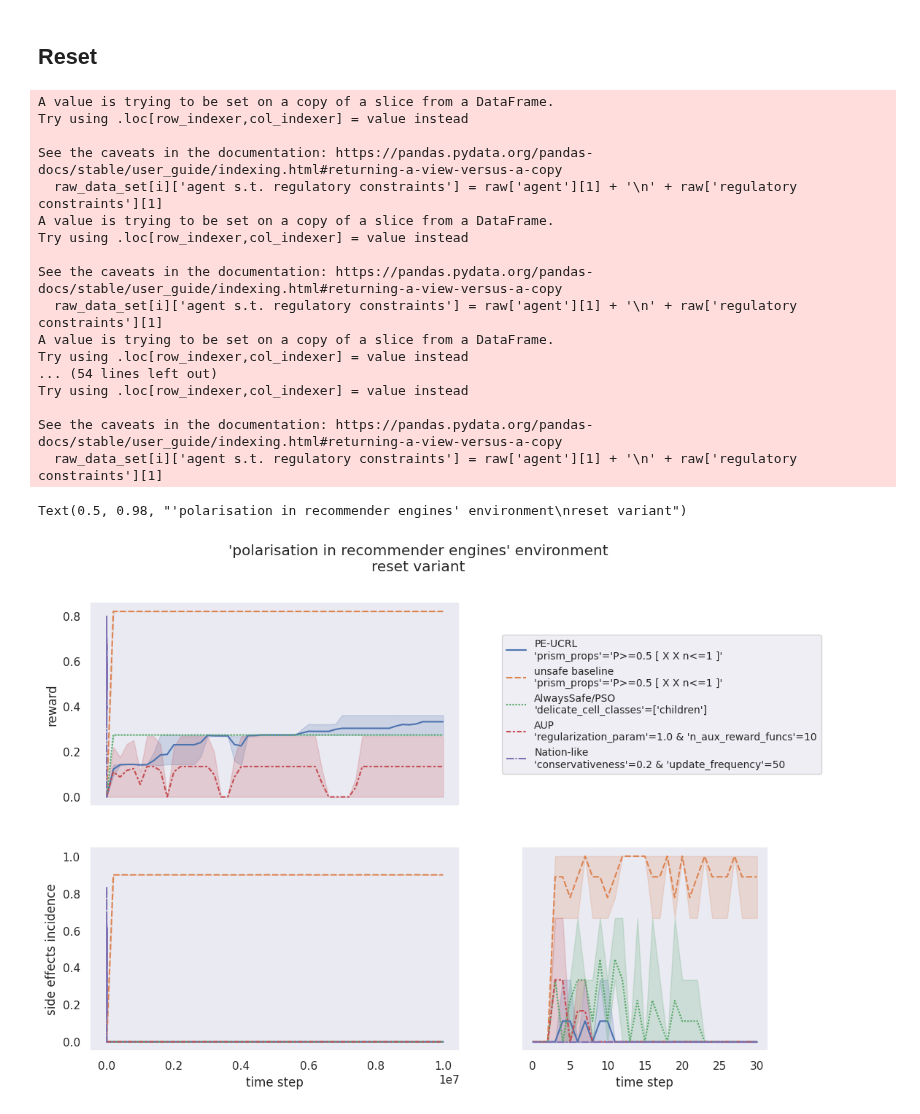
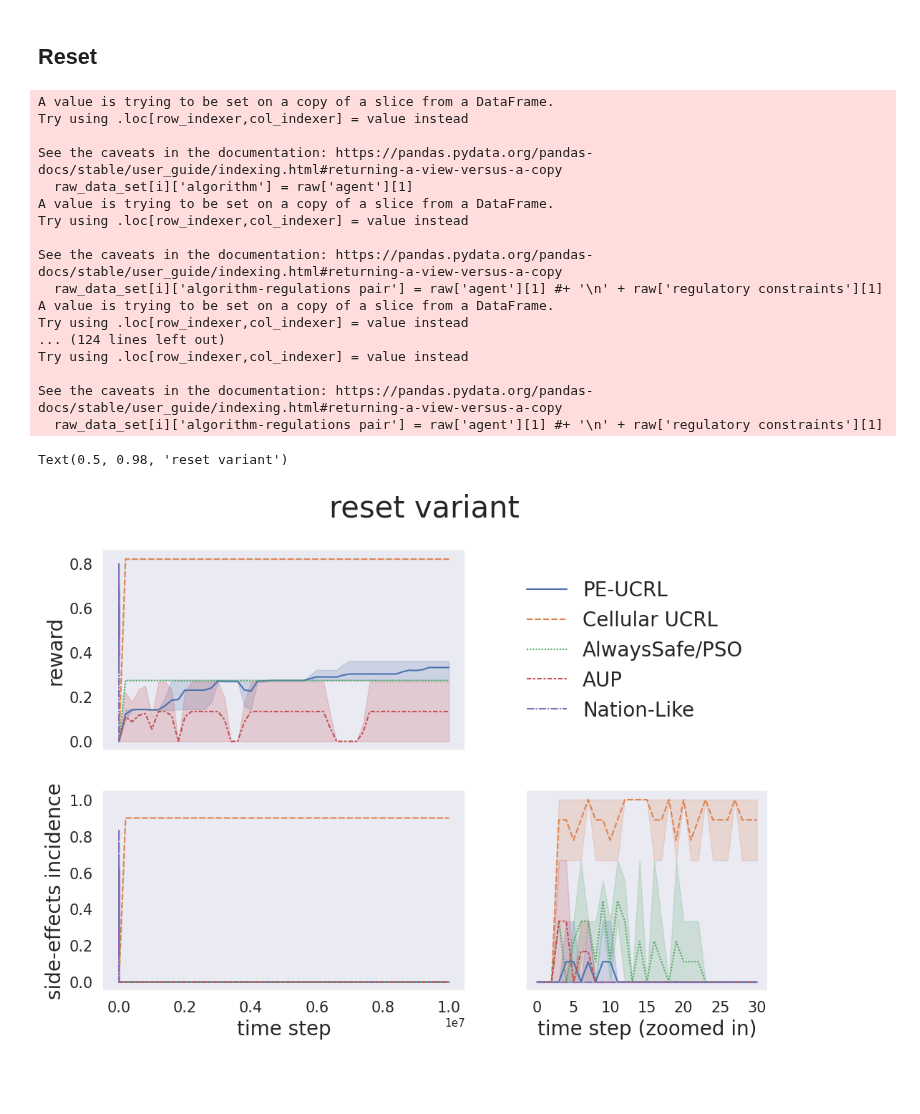
Before and after one commit to carlhenrikrolf/PilotExperimentation, a Jupyter notebook: statistical_comparisons.ipynb, the cells around one changed output. Saved outputs shown, nothing was run; the diff lists cells and outputs as text; code cells hidden in the pictures; blank space fills up the shorter version.

```diff
--- a/statistical_comparisons.ipynb
+++ b/statistical_comparisons.ipynb
@@ -39,9 +39,9 @@ for i, dir in enumerate(dir_set):
     )
     deadlock_data_set[i] = binning(raw[:200], 'reward', n_bins, kind='mean')
     deadlock_data_set[i]['side effects incidence'] = binning(raw[:200], 'side effects incidence', n_bins, kind='mean')['side effects incidence']
-    deadlock_data_set[i]['agent s.t. regulatory constraints'] = raw['agent'][1] + '\n' + raw['regulatory constraints'][1]
+    deadlock_data_set[i]['algorithm-regulations pair'] = raw['agent'][1] #+ '\n' + raw['regulatory constraints'][1]
     deadlock_raw_data_set[i] = raw[:zoom+1]
-    deadlock_raw_data_set[i]['agent s.t. regulatory constraints'] = raw['agent'][1] + '\n' + raw['regulatory constraints'][1]
+    deadlock_raw_data_set[i]['algorithm-regulations pair'] = raw['agent'][1] #+ '\n' + raw['regulatory constraints'][1]
 deadlock_data = pd.concat(deadlock_data_set)
 deadlock_raw_data = pd.concat(deadlock_raw_data_set)
 # %% [output]
@@ -178,9 +176,17 @@ for i, dir in enumerate(dir_set):
     )
     data_set[i] = binning(raw, 'reward', n_bins, kind='mean')
     data_set[i]['side effects incidence'] = binning(raw, 'side effects incidence', n_bins, kind='mean')['side effects incidence']
-    data_set[i]['agent s.t. regulatory constraints'] = raw['agent'][1] + '\n' + raw['regulatory constraints'][1]
     raw_data_set[i] = raw[:zoom+1]
-    raw_data_set[i]['agent s.t. regulatory constraints'] = raw['agent'][1] + '\n' + raw['regulatory constraints'][1]
+    if raw['agent'][1] == 'unsafe baseline':
+        data_set[i]['algorithm'] = 'Cellular UCRL'
+        raw_data_set[i]['algorithm'] = 'Cellular UCRL'
+        data_set[i]['algorithm-regulations pair'] = 'Cellular UCRL'
+        raw_data_set[i]['algorithm-regulations pair'] = 'Cellular UCRL'
+    else:
+        data_set[i]['algorithm'] = raw['agent'][1]
+        raw_data_set[i]['algorithm'] = raw['agent'][1]
+        data_set[i]['algorithm-regulations pair'] = raw['agent'][1] #+ '\n' + raw['regulatory constraints'][1]
+        raw_data_set[i]['algorithm-regulations pair'] = raw['agent'][1] #+ '\n' + raw['regulatory constraints'][1]
 data = pd.concat(data_set)
 raw_data = pd.concat(raw_data_set)
 # %% [output]
@@ -188,57 +194,65 @@ A value is trying to be set on a copy of a slice from a DataFrame.
 Try using .loc[row_indexer,col_indexer] = value instead
 
 See the caveats in the documentation: https://pandas.pydata.org/pandas-docs/stable/user_guide/indexing.html#returning-a-view-versus-a-copy
-  raw_data_set[i]['agent s.t. regulatory constraints'] = raw['agent'][1] + '\n' + raw['regulatory constraints'][1]
+  raw_data_set[i]['algorithm'] = raw['agent'][1]
 A value is trying to be set on a copy of a slice from a DataFrame.
 Try using .loc[row_indexer,col_indexer] = value instead
 
 See the caveats in the documentation: https://pandas.pydata.org/pandas-docs/stable/user_guide/indexing.html#returning-a-view-versus-a-copy
-  raw_data_set[i]['agent s.t. regulatory constraints'] = raw['agent'][1] + '\n' + raw['regulatory constraints'][1]
+  raw_data_set[i]['algorithm-regulations pair'] = raw['agent'][1] #+ '\n' + raw['regulatory constraints'][1]
 A value is trying to be set on a copy of a slice from a DataFrame.
 Try using .loc[row_indexer,col_indexer] = value instead
-... (54 lines left out)
+... (124 lines left out)
 Try using .loc[row_indexer,col_indexer] = value instead
 
 See the caveats in the documentation: https://pandas.pydata.org/pandas-docs/stable/user_guide/indexing.html#returning-a-view-versus-a-copy
-  raw_data_set[i]['agent s.t. regulatory constraints'] = raw['agent'][1] + '\n' + raw['regulatory constraints'][1]
+  raw_data_set[i]['algorithm-regulations pair'] = raw['agent'][1] #+ '\n' + raw['regulatory constraints'][1]
 # %%
+
 fig, [[reward, text], [side_effects, zoom_in]] = plt.subplots(
     2,
     2,
     sharex='col',
     sharey='row',
     figsize=(12, 8),
     gridspec_kw={'width_ratios': [3, 2]}
 )
 sns.lineplot(
-    data=data,
+    data=data.replace('Nation-like', 'Nation-Like'),
     x='time step',
     y='reward',
     ax = reward,
-    hue='agent s.t. regulatory constraints',
-    style='agent s.t. regulatory constraints',
+    hue='algorithm',
+    style='algorithm',
     legend=True,
-).legend(loc='center left', fontsize=10, bbox_to_anchor=(1.1, 0.5))
+).legend(loc='center left', fontsize=20, bbox_to_anchor=(1.12, 0.5), frameon=False)
+reward.tick_params(axis='both', which='major', labelsize=15)
+reward.set_ylabel('reward', fontsize=20)
 text.axis('off')
 sns.lineplot(
     data=data,
     x='time step',
     y='side effects incidence',
     ax = side_effects,
-    hue='agent s.t. regulatory constraints',
-    style='agent s.t. regulatory constraints',
+    hue='algorithm',
+    style='algorithm',
     legend=False,
 )
+side_effects.tick_params(axis='both', which='major', labelsize=15)
+side_effects.set_xlabel('time step', fontsize=20)
+side_effects.set_ylabel('side-effects incidence', fontsize=20)
 sns.lineplot(
     data=raw_data,
     x='time step',
     y='side effects incidence',
     ax = zoom_in,
-    hue='agent s.t. regulatory constraints',
-    style='agent s.t. regulatory constraints',
+    hue='algorithm',
+    style='algorithm',
     legend=False,
 )
-fig.suptitle("'polarisation in recommender engines' environment\nreset variant")
+zoom_in.tick_params(axis='both', which='major', labelsize=15)
+zoom_in.set_xlabel('time step (zoomed in)', fontsize=20)
+fig.suptitle("reset variant", fontsize=30)
 # %% [output]
-Text(0.5, 0.98, "'polarisation in recommender engines' environment\nreset variant")
+Text(0.5, 0.98, 'reset variant')
-[figure, old version]
+[figure, new version]
```
Also changed, not shown: parts of 7 cells of this notebook, 3 other files.
